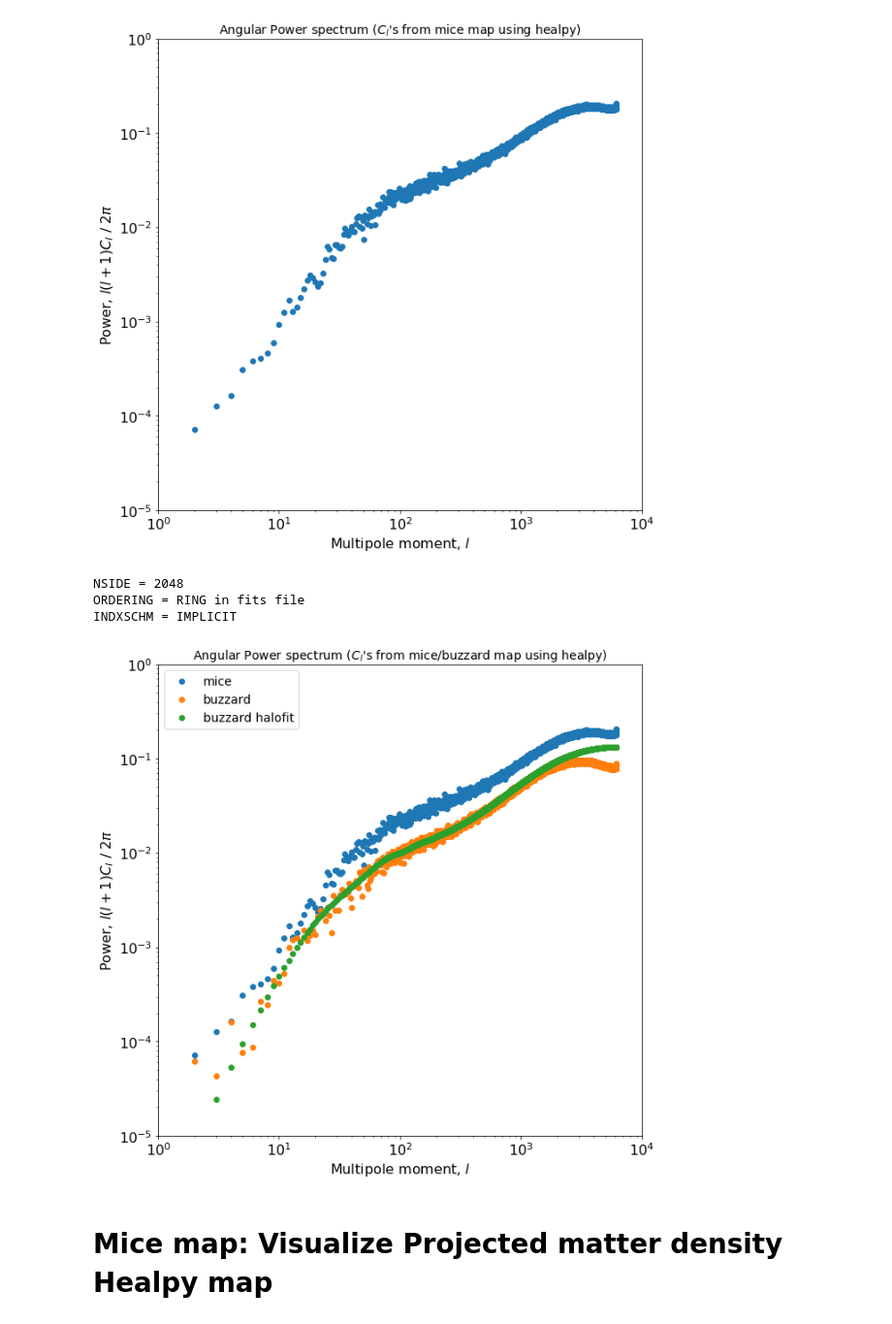
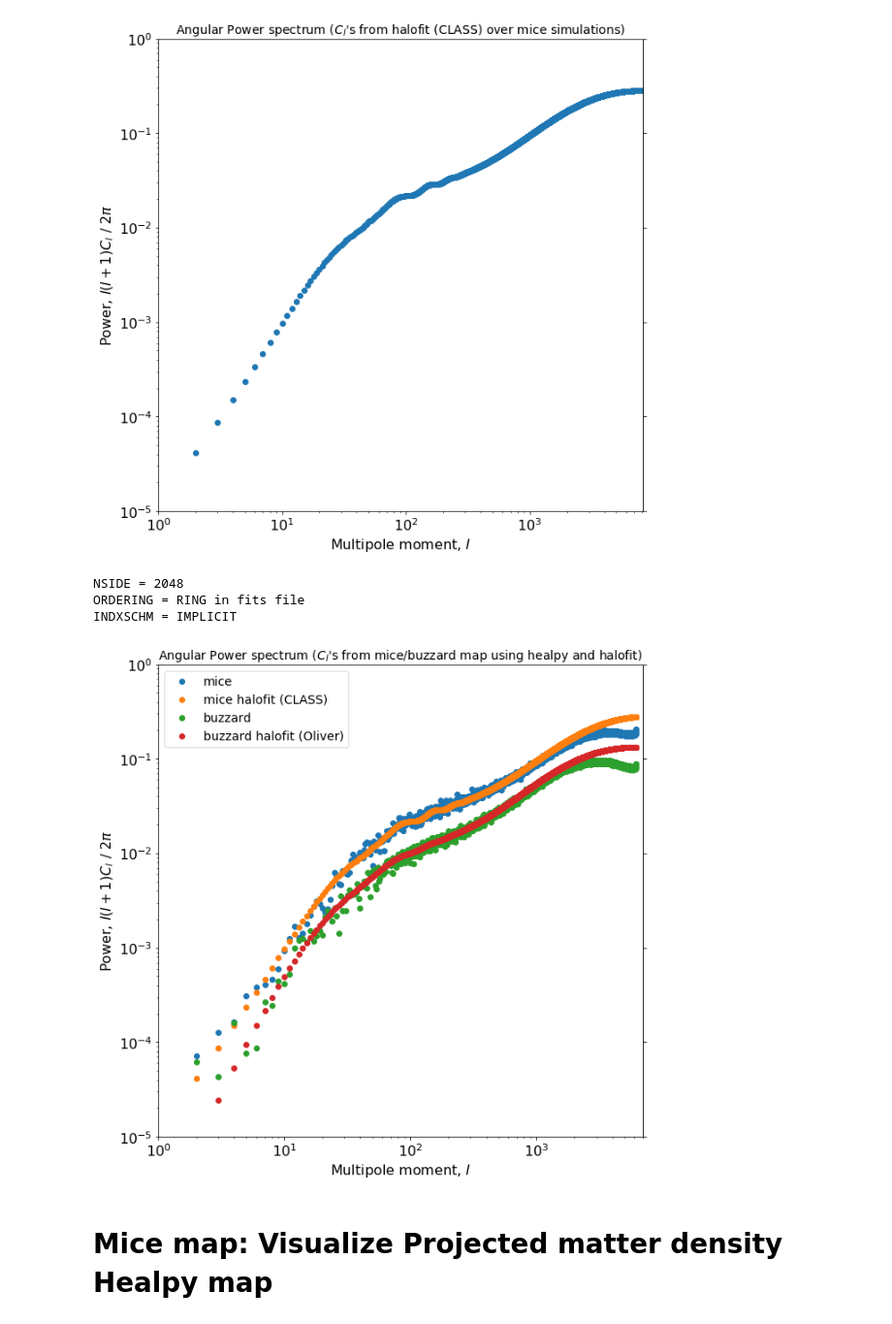
Before and after one commit to anikhalder/Integrated_Bispectrum, a Jupyter notebook: power_spectrum_mice/power_spectrum_mice_single_patch.ipynb, the cells around one changed output. Shown: that part at 97% size. Drawn from its saved outputs; the diff is of its cells as text; code cells hidden in the pictures.

Commit message:
Mice power spectrum update plots

```diff
--- a/power_spectrum_mice/power_spectrum_mice_single_patch.ipynb
+++ b/power_spectrum_mice/power_spectrum_mice_single_patch.ipynb
@@ -23,7 +23,9 @@ patch_radius = calculate_patch_radius(sq_degrees)
 # %%
 def read_cl():
-    l = np.loadtxt('../data/Mice_data/Cell_mice_map.dat', usecols=(0))
-    cl = np.loadtxt('../data/Mice_data/Cell_mice_map.dat', usecols=(1))
+    l = np.loadtxt('../data/Mice_data/Cell_data-f1z1f1z1.dat', usecols=(0))
+    l = np.append(np.array([0.0,1.0]), l[:8191])
+    cl = np.loadtxt('../data/Mice_data/Cell_data-f1z1f1z1.dat', usecols=(1))
+    cl = np.append(np.array([0.0,0.0]), cl[:8191])
     return l, cl
 
 l , cl = read_cl()
@@ -33,45 +35,49 @@ plt.figure(figsize=(10,10))
 plt.scatter(l, l*(l+1)*cl/(2*np.pi))
 plt.yscale('log')
 plt.xscale('log')
-plt.xlim(1,10000)
+plt.xlim(1,8192)
 plt.ylim(1e-5,1)
 plt.xlabel('Multipole moment, $l$', fontsize=16)
 plt.ylabel('Power, $l(l+1)C_l$ / $2π$', fontsize=16)
-plt.tick_params(labelsize=16)
-plt.title('Angular Power spectrum ($C_l$\'s from mice map using healpy)', fontsize=14)
-plt.savefig('./mice_output/plot_output/Angular_power_spectrum_Cl_mice_map_data.pdf')
+plt.tick_params(labelsize=16, right=True)
+plt.title('Angular Power spectrum ($C_l$\'s from halofit (CLASS) over mice simulations)', fontsize=14)
+plt.savefig('./mice_output/plot_output/Angular_power_spectrum_Cl_mice_data.pdf')
 # %% [output]
-[figure, old version]
+[figure, new version]
 # %%
+l_mice_map = np.loadtxt('../data/Mice_data/Cell_mice_map.dat', usecols=(0,))
+cl_mice_map = np.loadtxt('../data/Mice_data/Cell_mice_map.dat', usecols=(1,))
+
 # Comparison of buzzard and mice Cl's obtained using healpy on the maps
 
 density_field_buzzard = hp.fitsfunc.read_map('../data/Buzzard_data/oliver_delta.fits')
 
 #cl_buzzard_map = hp.sphtfunc.anafast(density_field_buzzard)
 cl_buzzard_map = np.loadtxt('../data/Buzzard_data/Cell_buzzard_map.dat')
 
 cl_buzzard_halofit = np.loadtxt('../data/Buzzard_data/Cell_halomodel.dat', usecols=(1,))
 
 plt.figure(figsize=(10,10))
 
-plt.scatter(l, l*(l+1)*cl/(2*np.pi), label='mice')
-plt.scatter(l, l*(l+1)*cl_buzzard_map/(2*np.pi), label='buzzard')
-plt.scatter(l, l*(l+1)*cl_buzzard_halofit[:6144]/(2*np.pi), label='buzzard halofit')
+plt.scatter(l_mice_map, l_mice_map*(l_mice_map+1)*cl_mice_map/(2*np.pi), label='mice')
+plt.scatter(l_mice_map, l_mice_map*(l_mice_map+1)*cl[:6144]/(2*np.pi), label='mice halofit (CLASS)')
+plt.scatter(l_mice_map, l_mice_map*(l_mice_map+1)*cl_buzzard_map/(2*np.pi), label='buzzard')
+plt.scatter(l_mice_map, l_mice_map*(l_mice_map+1)*cl_buzzard_halofit[:6144]/(2*np.pi), label='buzzard halofit (Oliver)')
 plt.yscale('log')
 plt.xscale('log')
-plt.xlim(1,10000)
+plt.xlim(1,7000)
 plt.ylim(1e-5,1)
 plt.xlabel('Multipole moment, $l$', fontsize=16)
 plt.ylabel('Power, $l(l+1)C_l$ / $2π$', fontsize=16)
-plt.tick_params(labelsize=16)
-plt.title('Angular Power spectrum ($C_l$\'s from mice/buzzard map using healpy)', fontsize=14)
+plt.tick_params(labelsize=16, right=True)
+plt.title('Angular Power spectrum ($C_l$\'s from mice/buzzard map using healpy and halofit)', fontsize=14)
 plt.legend(loc='best', fontsize=14)
 plt.savefig('./mice_output/plot_output/Angular_power_spectrum_Cl_mice_buzzard_map_halofit_comparison.pdf')
 # %% [output]
 NSIDE = 2048
 ORDERING = RING in fits file
 INDXSCHM = IMPLICIT
-[figure, old version]
+[figure, new version]
 # %% [markdown]
 # Mice map: Visualize Projected matter density Healpy map
 # %%
```
Also changed, not shown: parts of 6 cells of this notebook, 14 other files.
